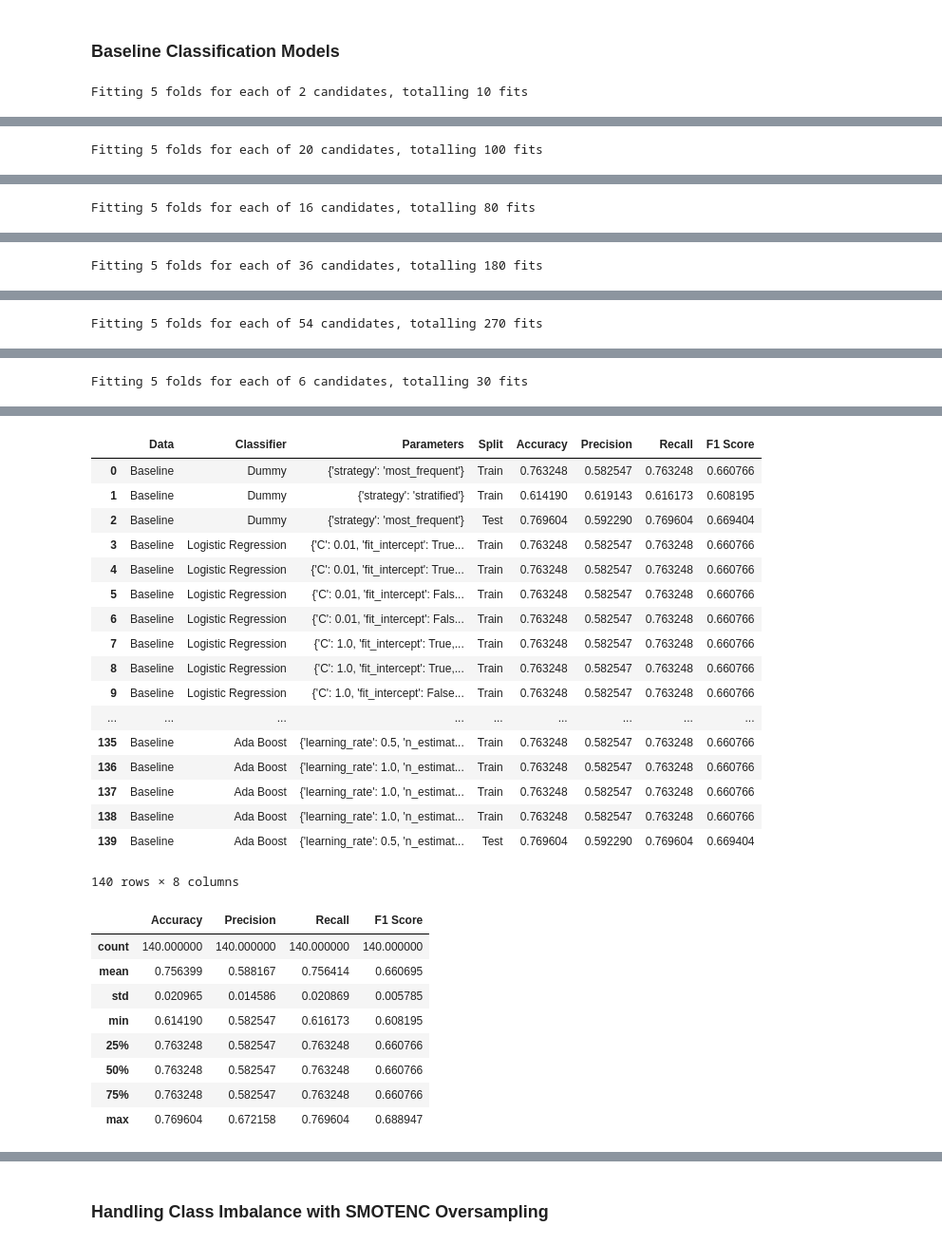
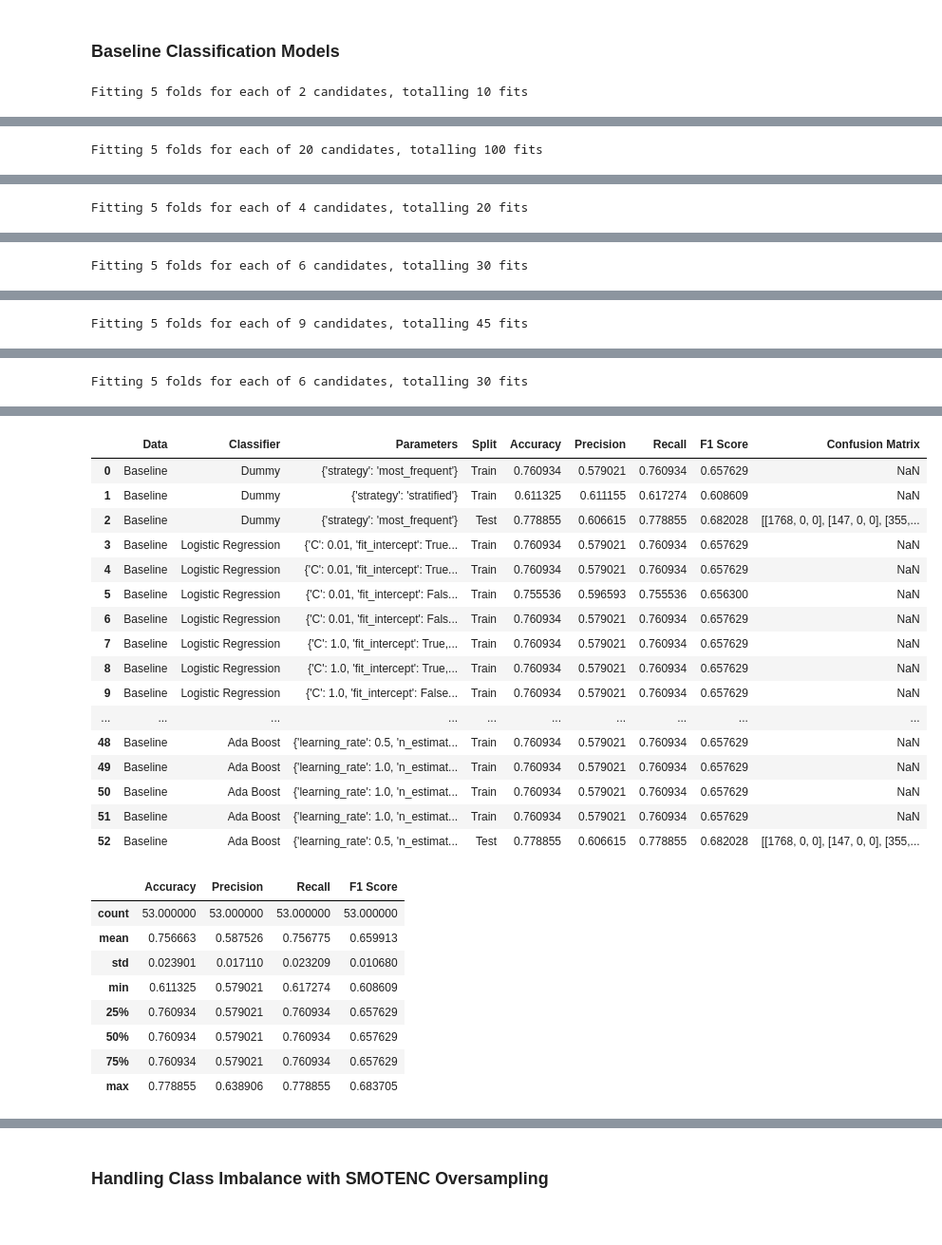
Before and after one commit to acdick/endangered_species_classification, a Jupyter notebook: Source/05_Classification_Modeling.ipynb, the cells around one changed output, grey strips where cells are left out. Shown at 95% size. Drawn from its saved outputs; the diff is of its cells as text; code cells hidden in the pictures.

Commit message:
updated confusion matrix and added feature scaling

```diff
--- a/Source/05_Classification_Modeling.ipynb
+++ b/Source/05_Classification_Modeling.ipynb
@@ -71,0 +78,4 @@ data_sets
+# %%
+scaler = MinMaxScaler()
+X_train[X_train.columns] = scaler.fit_transform(X_train[X_train.columns])
+X_train.head()
@@ -89,13 +106,13 @@ classifiers.append(
         multi_class=['ovr'],
         solver=['liblinear'])))
 
-# gaussian naive bayes classifer
+# multinomial naive bayes classifer
 
 # k nearest neighbors classifier
 classifiers.append(
     clf.grid_search_k_neighbors_classifier(dict(
-        n_neighbors=[5,11],
-        weights=['uniform', 'distance'],
+#        n_neighbors=[5,11],
+#        weights=['uniform', 'distance'],
         algorithm=['ball_tree','kd_tree'],
         leaf_size=[100,200])))
 
@@ -103,9 +120,8 @@ classifiers.append(
 classifiers.append(
     clf.grid_search_decision_tree_classifier(dict(
         criterion=['gini','entropy'],
-        max_depth=[6,8],
-        min_samples_leaf=[20,50,100],
-        max_features=[2],
+#        max_depth=[6,8],
+#        min_samples_leaf=[20,50,100],
 #        max_features=[20,30,40],
         min_impurity_decrease=[0.01,0.03,0.05])))
 
@@ -113,9 +129,8 @@ classifiers.append(
 classifiers.append(
     clf.grid_search_random_forest_classifier(dict(
         n_estimators=[100,200,300],
-        max_depth=[2,3,4],
-        min_samples_leaf=[100,200],
-        max_features=[2],
+#        max_depth=[2,3,4],
+#        min_samples_leaf=[100,200],
 #        max_features=[10,20],
         min_impurity_decrease=[0.01,0.03,0.05])))
 
@@ -128,7 +143,8 @@ classifiers.append(
 ### Baseline Classification Models
 # %%
 # run baseline dataset
-baseline = clf.fit_predict_measure('Baseline', X_train, X_test, y_train, y_test, y_labels, classifiers)
+baseline = clf.fit_predict_measure(
+    'Baseline', X_train, scaler.transform(X_test), y_train, y_test, y_labels, classifiers)
 baseline
 # %% [output]
 Fitting 5 folds for each of 2 candidates, totalling 10 fits
@@ -150,2 +166,2 @@ Fitting 5 folds for each of 20 candidates, totalling 100 fits
 [Parallel(n_jobs=-1)]: Using backend LokyBackend with 4 concurrent workers.
-Fitting 5 folds for each of 16 candidates, totalling 80 fits
+Fitting 5 folds for each of 4 candidates, totalling 20 fits
@@ -161,2 +175,2 @@ Fitting 5 folds for each of 16 candidates, totalling 80 fits
-Fitting 5 folds for each of 36 candidates, totalling 180 fits
+Fitting 5 folds for each of 6 candidates, totalling 30 fits
 [Parallel(n_jobs=-1)]: Done   5 tasks      | elapsed:    0.1s
@@ -169,2 +178,2 @@ Fitting 5 folds for each of 36 candidates, totalling 180 fits
 [Parallel(n_jobs=-1)]: Using backend LokyBackend with 4 concurrent workers.
-Fitting 5 folds for each of 54 candidates, totalling 270 fits
+Fitting 5 folds for each of 9 candidates, totalling 45 fits
@@ -198,34 +194,33 @@ Fitting 5 folds for each of 6 candidates, totalling 30 fits
-|  | Data | Classifier | Parameters | Split | Accuracy | Precision | Recall | F1 Score |
-| 0 | Baseline | Dummy | {'strategy': 'most_frequent'} | Train | 0.763248 | 0.582547 | 0.763248 | 0.660766 |
-| 1 | Baseline | Dummy | {'strategy': 'stratified'} | Train | 0.614190 | 0.619143 | 0.616173 | 0.608195 |
-| 2 | Baseline | Dummy | {'strategy': 'most_frequent'} | Test | 0.769604 | 0.592290 | 0.769604 | 0.669404 |
-| 3 | Baseline | Logistic Regression | {'C': 0.01, 'fit_intercept': True... | Train | 0.763248 | 0.582547 | 0.763248 | 0.660766 |
-| 4 | Baseline | Logistic Regression | {'C': 0.01, 'fit_intercept': True... | Train | 0.763248 | 0.582547 | 0.763248 | 0.660766 |
-| 5 | Baseline | Logistic Regression | {'C': 0.01, 'fit_intercept': Fals... | Train | 0.763248 | 0.582547 | 0.763248 | 0.660766 |
-| 6 | Baseline | Logistic Regression | {'C': 0.01, 'fit_intercept': Fals... | Train | 0.763248 | 0.582547 | 0.763248 | 0.660766 |
-| 7 | Baseline | Logistic Regression | {'C': 1.0, 'fit_intercept': True,... | Train | 0.763248 | 0.582547 | 0.763248 | 0.660766 |
-| 8 | Baseline | Logistic Regression | {'C': 1.0, 'fit_intercept': True,... | Train | 0.763248 | 0.582547 | 0.763248 | 0.660766 |
-| 9 | Baseline | Logistic Regression | {'C': 1.0, 'fit_intercept': False... | Train | 0.763248 | 0.582547 | 0.763248 | 0.660766 |
-| ... | ... | ... | ... | ... | ... | ... | ... | ... |
-| 135 | Baseline | Ada Boost | {'learning_rate': 0.5, 'n_estimat... | Train | 0.763248 | 0.582547 | 0.763248 | 0.660766 |
-| 136 | Baseline | Ada Boost | {'learning_rate': 1.0, 'n_estimat... | Train | 0.763248 | 0.582547 | 0.763248 | 0.660766 |
-| 137 | Baseline | Ada Boost | {'learning_rate': 1.0, 'n_estimat... | Train | 0.763248 | 0.582547 | 0.763248 | 0.660766 |
-| 138 | Baseline | Ada Boost | {'learning_rate': 1.0, 'n_estimat... | Train | 0.763248 | 0.582547 | 0.763248 | 0.660766 |
-| 139 | Baseline | Ada Boost | {'learning_rate': 0.5, 'n_estimat... | Test | 0.769604 | 0.592290 | 0.769604 | 0.669404 |
+|  | Data | Classifier | Parameters | Split | Accuracy | Precision | Recall | F1 Score | Confusion Matrix |
+| 0 | Baseline | Dummy | {'strategy': 'most_frequent'} | Train | 0.760934 | 0.579021 | 0.760934 | 0.657629 | NaN |
+| 1 | Baseline | Dummy | {'strategy': 'stratified'} | Train | 0.611325 | 0.611155 | 0.617274 | 0.608609 | NaN |
+| 2 | Baseline | Dummy | {'strategy': 'most_frequent'} | Test | 0.778855 | 0.606615 | 0.778855 | 0.682028 | [[1768, 0, 0], [147, 0, 0], [355,... |
+| 3 | Baseline | Logistic Regression | {'C': 0.01, 'fit_intercept': True... | Train | 0.760934 | 0.579021 | 0.760934 | 0.657629 | NaN |
+| 4 | Baseline | Logistic Regression | {'C': 0.01, 'fit_intercept': True... | Train | 0.760934 | 0.579021 | 0.760934 | 0.657629 | NaN |
+| 5 | Baseline | Logistic Regression | {'C': 0.01, 'fit_intercept': Fals... | Train | 0.755536 | 0.596593 | 0.755536 | 0.656300 | NaN |
+| 6 | Baseline | Logistic Regression | {'C': 0.01, 'fit_intercept': Fals... | Train | 0.760934 | 0.579021 | 0.760934 | 0.657629 | NaN |
+| 7 | Baseline | Logistic Regression | {'C': 1.0, 'fit_intercept': True,... | Train | 0.760934 | 0.579021 | 0.760934 | 0.657629 | NaN |
+| 8 | Baseline | Logistic Regression | {'C': 1.0, 'fit_intercept': True,... | Train | 0.760934 | 0.579021 | 0.760934 | 0.657629 | NaN |
+| 9 | Baseline | Logistic Regression | {'C': 1.0, 'fit_intercept': False... | Train | 0.760934 | 0.579021 | 0.760934 | 0.657629 | NaN |
+| ... | ... | ... | ... | ... | ... | ... | ... | ... | ... |
+| 48 | Baseline | Ada Boost | {'learning_rate': 0.5, 'n_estimat... | Train | 0.760934 | 0.579021 | 0.760934 | 0.657629 | NaN |
+| 49 | Baseline | Ada Boost | {'learning_rate': 1.0, 'n_estimat... | Train | 0.760934 | 0.579021 | 0.760934 | 0.657629 | NaN |
+| 50 | Baseline | Ada Boost | {'learning_rate': 1.0, 'n_estimat... | Train | 0.760934 | 0.579021 | 0.760934 | 0.657629 | NaN |
+| 51 | Baseline | Ada Boost | {'learning_rate': 1.0, 'n_estimat... | Train | 0.760934 | 0.579021 | 0.760934 | 0.657629 | NaN |
+| 52 | Baseline | Ada Boost | {'learning_rate': 0.5, 'n_estimat... | Test | 0.778855 | 0.606615 | 0.778855 | 0.682028 | [[1768, 0, 0], [147, 0, 0], [355,... |
-140 rows × 8 columns
 # %%
 # statistics of baseline classifiers (test and training sets)
 baseline.describe()
 # %% [output]
 |  | Accuracy | Precision | Recall | F1 Score |
-| count | 140.000000 | 140.000000 | 140.000000 | 140.000000 |
-| mean | 0.756399 | 0.588167 | 0.756414 | 0.660695 |
-| std | 0.020965 | 0.014586 | 0.020869 | 0.005785 |
-| min | 0.614190 | 0.582547 | 0.616173 | 0.608195 |
-| 25% | 0.763248 | 0.582547 | 0.763248 | 0.660766 |
-| 50% | 0.763248 | 0.582547 | 0.763248 | 0.660766 |
-| 75% | 0.763248 | 0.582547 | 0.763248 | 0.660766 |
-| max | 0.769604 | 0.672158 | 0.769604 | 0.688947 |
+| count | 53.000000 | 53.000000 | 53.000000 | 53.000000 |
+| mean | 0.756663 | 0.587526 | 0.756775 | 0.659913 |
+| std | 0.023901 | 0.017110 | 0.023209 | 0.010680 |
+| min | 0.611325 | 0.579021 | 0.617274 | 0.608609 |
+| 25% | 0.760934 | 0.579021 | 0.760934 | 0.657629 |
+| 50% | 0.760934 | 0.579021 | 0.760934 | 0.657629 |
+| 75% | 0.760934 | 0.579021 | 0.760934 | 0.657629 |
+| max | 0.778855 | 0.638906 | 0.778855 | 0.683705 |
 # %%
 # best estimators of baseline dataset
 baseline_test = baseline[baseline['Split'] == 'Test']
```
Also changed, not shown: parts of 14 cells of this notebook, 6 other files.
